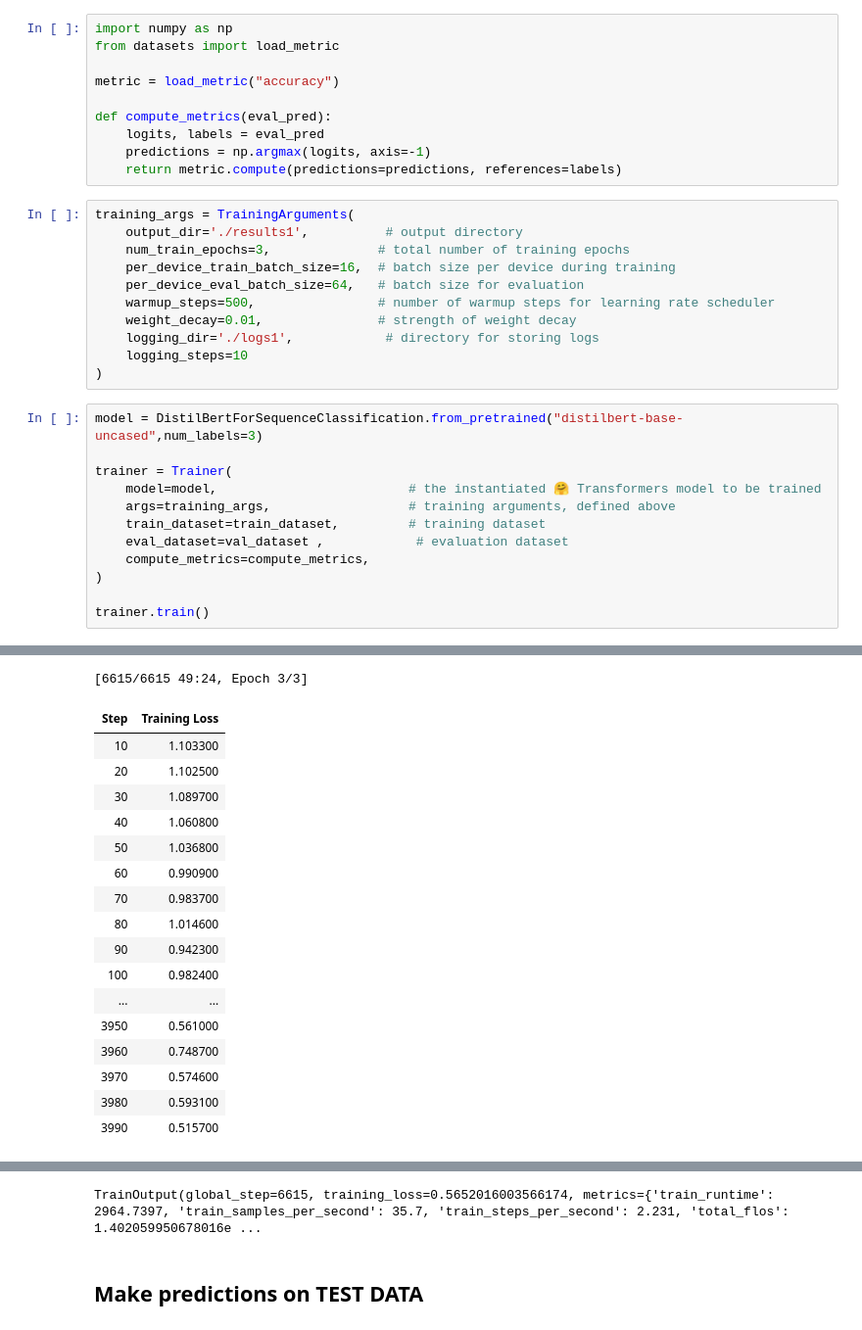
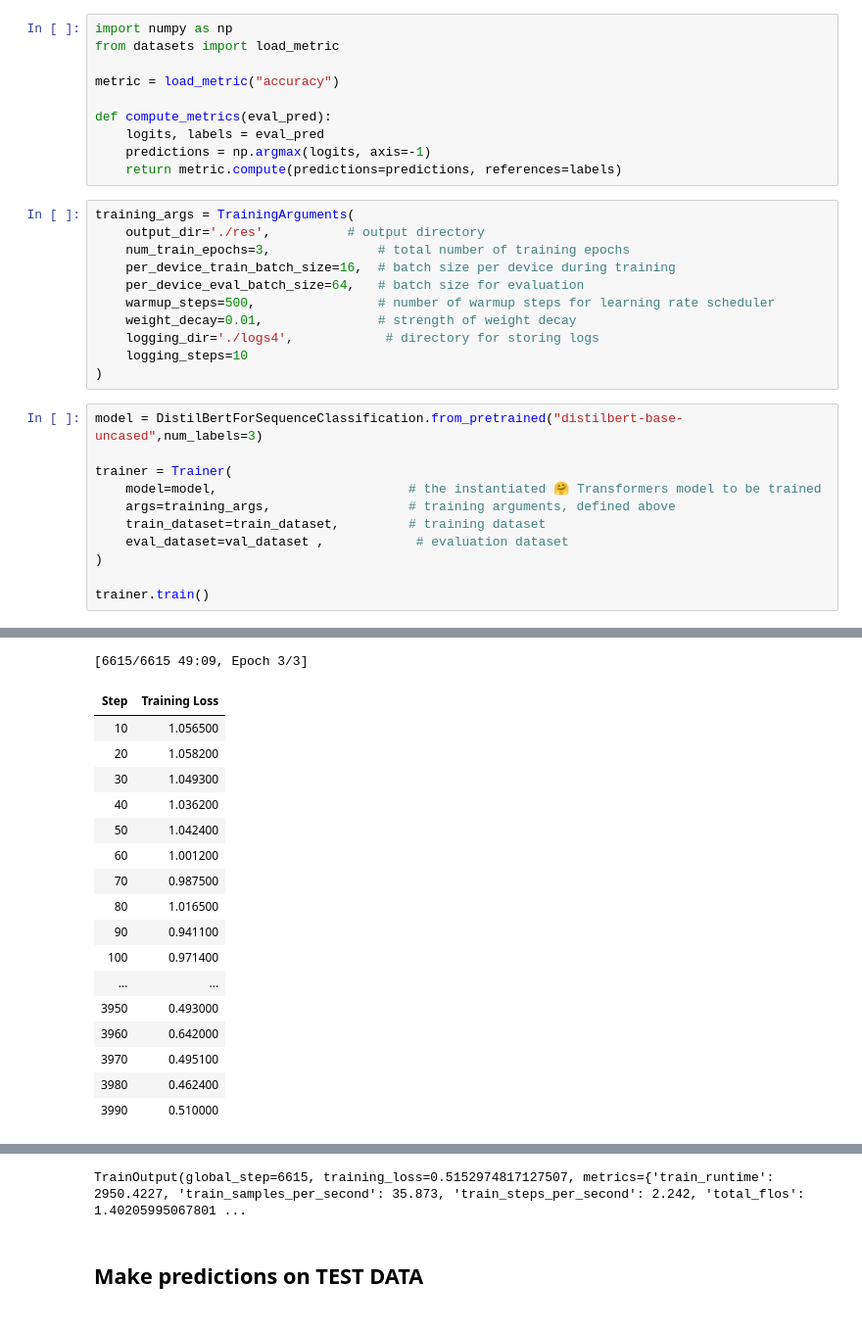
Before and after one commit to plaban1981/Huggingface_transformers_course, a Jupyter notebook: Machinehack_Sentiment_Analysis.ipynb, the cells around one changed output, grey strips where cells are left out. Shown: that part at 98% size. Cells and saved outputs as stored; diff of their text form.

```diff
--- a/Machinehack_Sentiment_Analysis.ipynb
+++ b/Machinehack_Sentiment_Analysis.ipynb
@@ -255,13 +262,13 @@ def compute_metrics(eval_pred):
     return metric.compute(predictions=predictions, references=labels)
 # %%
 training_args = TrainingArguments(
-    output_dir='./results1',          # output directory
+    output_dir='./res',          # output directory
     num_train_epochs=3,              # total number of training epochs
     per_device_train_batch_size=16,  # batch size per device during training
     per_device_eval_batch_size=64,   # batch size for evaluation
     warmup_steps=500,                # number of warmup steps for learning rate scheduler
     weight_decay=0.01,               # strength of weight decay
-    logging_dir='./logs1',            # directory for storing logs
+    logging_dir='./logs4',            # directory for storing logs
     logging_steps=10
 )
 # %%
@@ -272,7 +279,6 @@ trainer = Trainer(
     args=training_args,                  # training arguments, defined above
     train_dataset=train_dataset,         # training dataset
     eval_dataset=val_dataset ,            # evaluation dataset
-    compute_metrics=compute_metrics,
 )
 
 trainer.train()
@@ -284,26 +290,26 @@ Some weights of DistilBertForSequenceClassification were not initialized from th
 You should probably TRAIN this model on a down-stream task to be able to use it for predictions and inference.
 ***** Running training *****
   Num examples = 35280
   Num Epochs = 3
   Instantaneous batch size per device = 16
   Total train batch size (w. parallel, distributed & accumulation) = 16
   Gradient Accumulation steps = 1
   Total optimization steps = 6615
-[6615/6615 49:24, Epoch 3/3]
+[6615/6615 49:09, Epoch 3/3]
 | Step | Training Loss |
-| 10 | 1.103300 |
-| 20 | 1.102500 |
-| 30 | 1.089700 |
-| 40 | 1.060800 |
-| 50 | 1.036800 |
-| 60 | 0.990900 |
-| 70 | 0.983700 |
-| 80 | 1.014600 |
-| 90 | 0.942300 |
-| 100 | 0.982400 |
+| 10 | 1.056500 |
+| 20 | 1.058200 |
+| 30 | 1.049300 |
+| 40 | 1.036200 |
+| 50 | 1.042400 |
+| 60 | 1.001200 |
+| 70 | 0.987500 |
+| 80 | 1.016500 |
+| 90 | 0.941100 |
+| 100 | 0.971400 |
 | ... | ... |
-| 3950 | 0.561000 |
-| 3960 | 0.748700 |
-| 3970 | 0.574600 |
-| 3980 | 0.593100 |
-| 3990 | 0.515700 |
+| 3950 | 0.493000 |
+| 3960 | 0.642000 |
+| 3970 | 0.495100 |
+| 3980 | 0.462400 |
+| 3990 | 0.510000 |
@@ -324,7 +330,7 @@ Model weights saved in ./results1/checkpoint-6500/pytorch_model.bin
 
 
 Training completed. Do not forget to share your model on huggingface.co/models =)
-TrainOutput(global_step=6615, training_loss=0.5652016003566174, metrics={'train_runtime': 2964.7397, 'train_samples_per_second': 35.7, 'train_steps_per_second': 2.231, 'total_flos': 1.402059950678016e ...
+TrainOutput(global_step=6615, training_loss=0.5152974817127507, metrics={'train_runtime': 2950.4227, 'train_samples_per_second': 35.873, 'train_steps_per_second': 2.242, 'total_flos': 1.40205995067801 ...
 # %% [markdown]
 ## Make predictions on TEST DATA
 # %%
```
Also changed, not shown: parts of 66 cells of this notebook.
